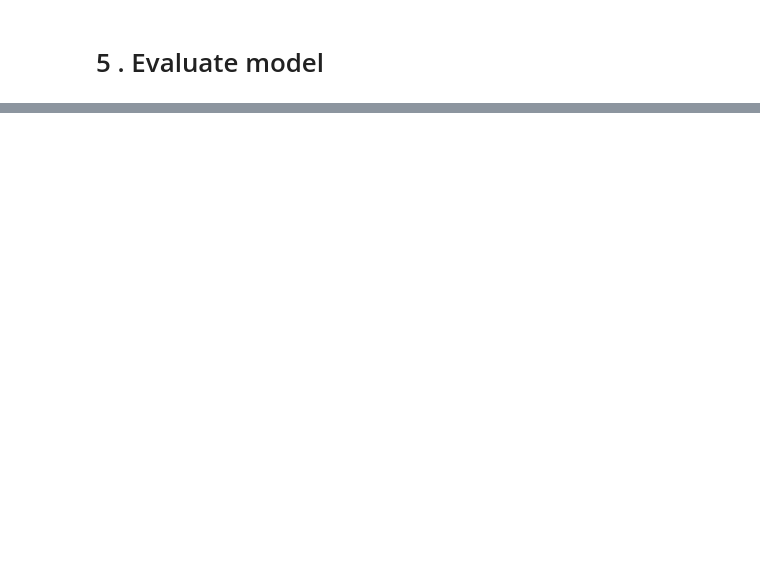
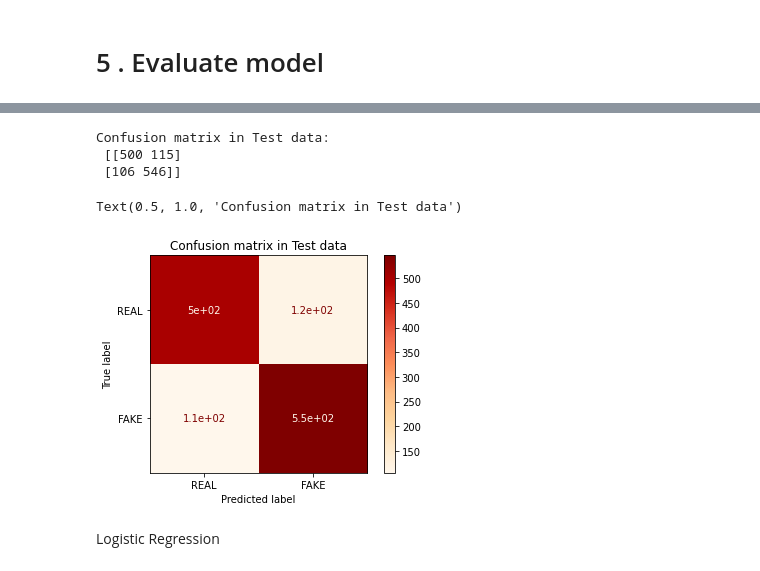
Before and after one commit to trongthuan205/DS102.K21, a Jupyter notebook: 11_NLP_Fake_News.ipynb, the cells around one changed output, grey strips where cells are left out. Cells and saved outputs as stored; diff of their text form; code cells hidden in the pictures; blank space fills up the shorter version.

```diff
--- a/11_NLP_Fake_News.ipynb
+++ b/11_NLP_Fake_News.ipynb
@@ -66,3 +96,7 @@ y = data.iloc[:, 1].values
+# %%
+le = preprocessing.LabelEncoder()
+y = data.iloc[:, -1].values
+y = le.fit_transform(y)
 # %%
 len(corpus_text)
 # %% [output]
@@ -84,2 +116,4 @@ X_train, X_test, y_train, y_test = train_test_split(X, y, train_size = 0.8, rand
 # %%
-model = DecisionTreeClassifier(criterion = 'entropy', random_state = 0)
+model_tree = DecisionTreeClassifier(criterion = 'entropy', random_state = 0)
+# %%
+model_tree = model_tree.fit(X_train, y_train)
@@ -112,0 +190,12 @@ print(classification_report(y_train, y_train_pred))
+# %%
+print('Confusion matrix in Test data: \n', confusion_matrix(y_test, y_test_pred))
+plot_confusion_matrix(model_tree, X_test, y_test, cmap = 'OrRd', display_labels = ('REAL', 'FAKE'))
+plt.title('Confusion matrix in Test data')
+# %% [output]
+Confusion matrix in Test data:
+ [[500 115]
+ [106 546]]
+Text(0.5, 1.0, 'Confusion matrix in Test data')
+[figure, added]
+# %% [markdown]
+Logistic Regression
```
Also changed, not shown: parts of 34 cells of this notebook.
